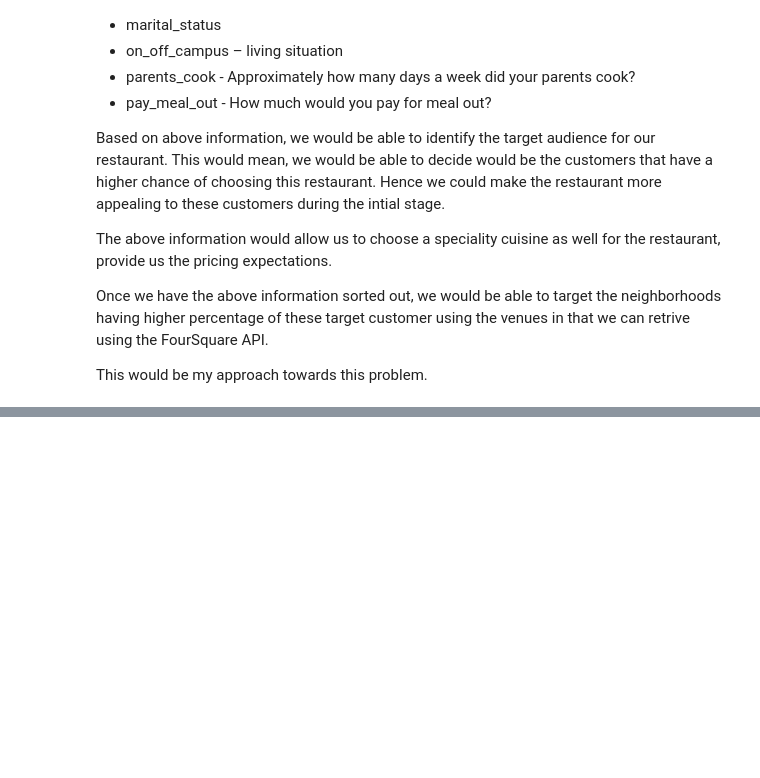
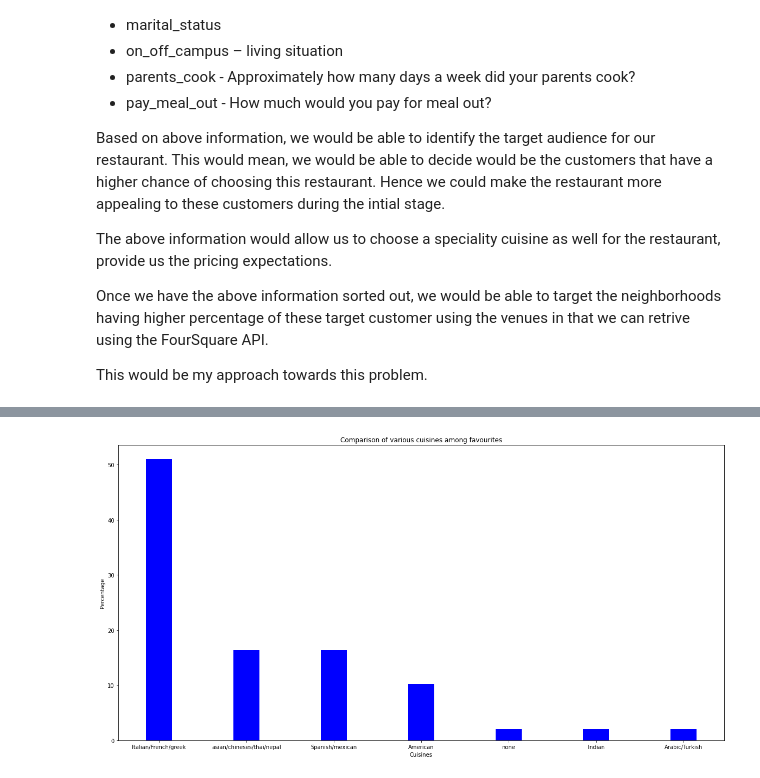
Before and after one commit to justfor24101992/Coursera_Capstone, a Jupyter notebook: Capstone Project - The Battle of Neighborhoods .ipynb, the cells around one changed output, grey strips where cells are left out. Saved outputs shown, nothing was run; the diff lists cells and outputs as text; code cells hidden in the pictures; blank space fills up the shorter version.

```diff
--- a/Capstone Project - The Battle of Neighborhoods .ipynb
+++ b/Capstone Project - The Battle of Neighborhoods .ipynb
@@ -61,0 +154,3 @@ This would be my approach towards this problem.
+# %%
+df_freq_eaters = food_pref_df[['Gender','eating_out','fav_cuisine','income','fav_cuisine_coded']]
+df_freq_eaters.head()
@@ -61,0 +208,3 @@ This would be my approach towards this problem.
+# %%
+df_freq_eaters = df_freq_eaters[df_freq_eaters['eating_out'] > 2]
+df_freq_eaters.shape[0]
@@ -61,0 +213,5 @@ This would be my approach towards this problem.
+# %%
+s_count = df_freq_eaters['fav_cuisine'].value_counts()
+df_count = pd.DataFrame({'fav_cuisine':s_count.index, 'count':s_count.values})
+df_count['%'] = (df_count['count'] / df_count['count'].sum()) * 100
+df_count
@@ -61,0 +227,3 @@ This would be my approach towards this problem.
+# %%
+df_count['%'] = (df_count['count'] / df_count['count'].sum()) * 100
+df_count
@@ -61,0 +239,29 @@ This would be my approach towards this problem.
+# %%
+import matplotlib.pyplot as plt
+
+# x-coordinates of left sides of bars
+left = df_count['fav_cuisine']
+
+# heights of bars
+height = df_count['%']
+
+# labels for bars
+tick_label = df_count['fav_cuisine']
+
+plt.figure(figsize=(20,10))
+
+# plotting a bar chart
+plt.bar(left, height, tick_label = tick_label,
+        width = 0.3, color = 'blue')
+
+# naming the x-axis
+plt.xlabel('Cuisines')
+# naming the y-axis
+plt.ylabel('Percentage')
+# plot title
+plt.title('Comparison of various cuisines among favourites')
+
+# function to show the plot
+plt.show()
+# %% [output]
+[figure, added]
```
Also changed, not shown: parts of 59 cells of this notebook.
